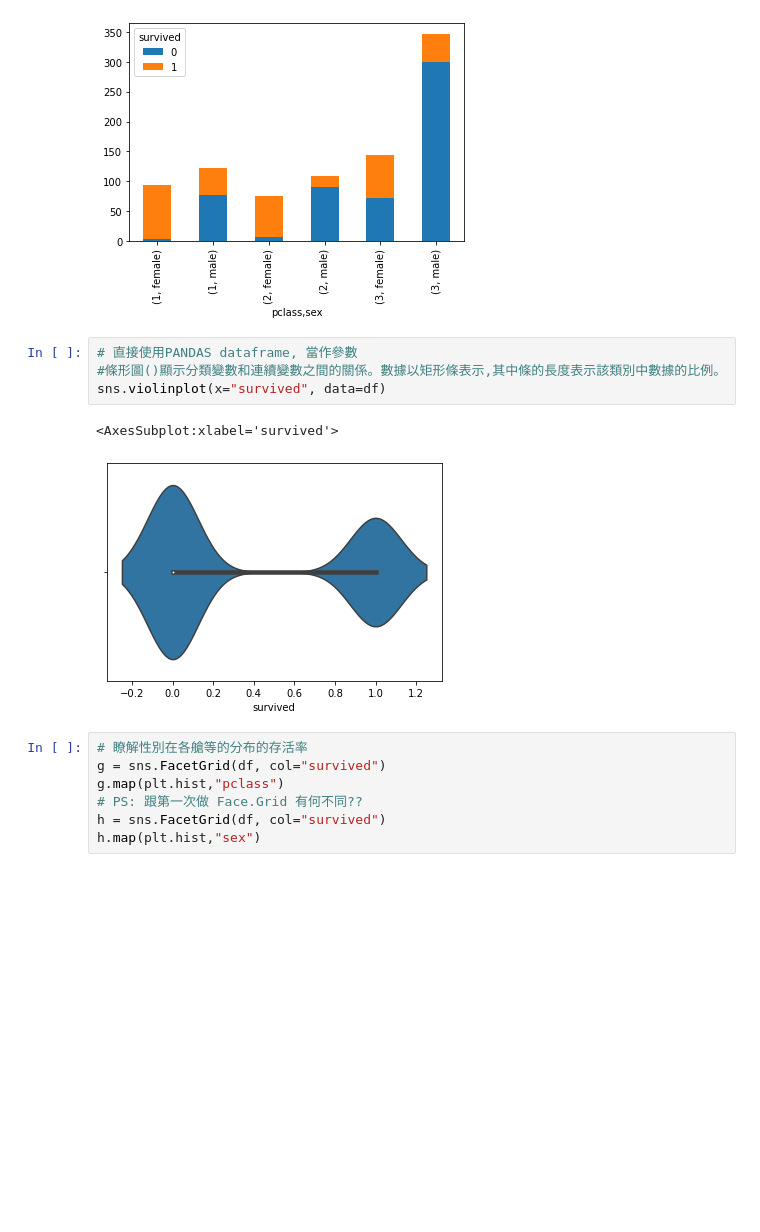
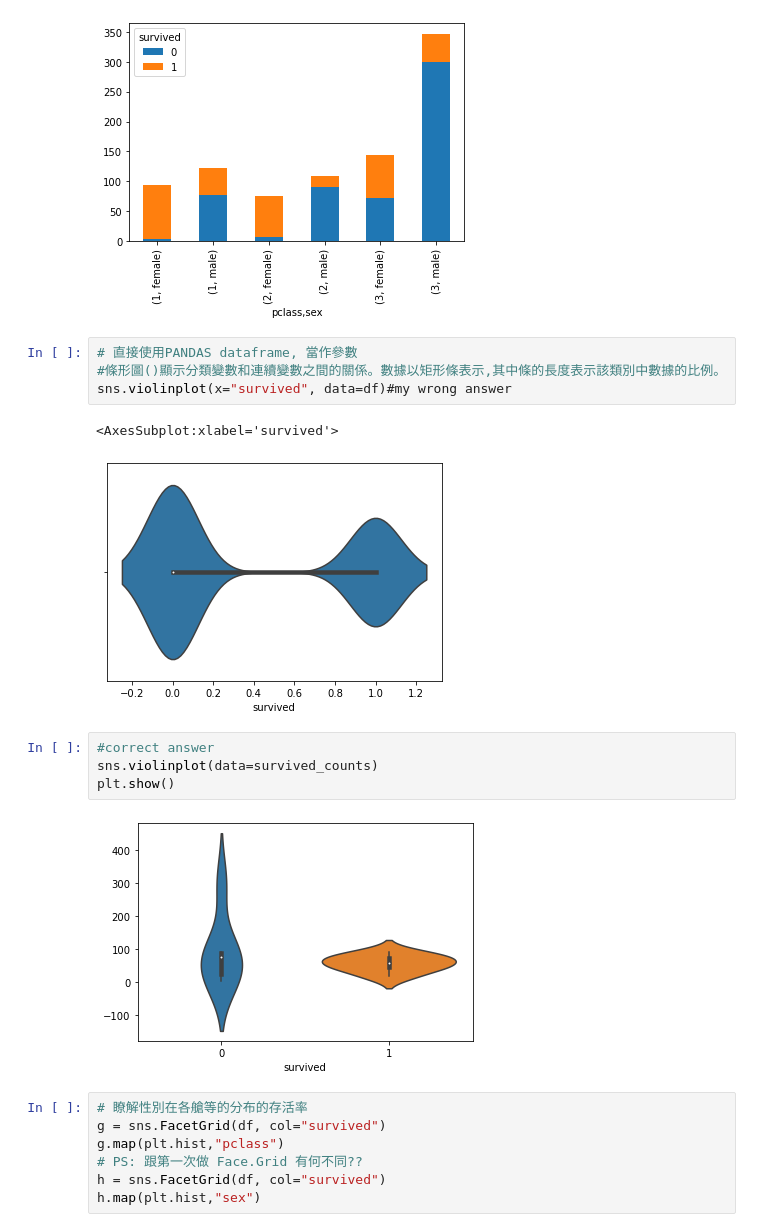
Before and after one commit to ZacharyYangTW/Python60Days, a Jupyter notebook: D21.ipynb, the cells around one changed output. Cells and saved outputs as stored; diff of their text form; blank space fills up the shorter version.

Commit message:
(2021020305) D21 correct

```diff
--- a/D21.ipynb
+++ b/D21.ipynb
@@ -76,10 +76,16 @@ survived_counts.plot.bar(stacked=True)
 # %%
 # 直接使用PANDAS dataframe, 當作參數
 #條形圖()顯示分類變數和連續變數之間的關係。數據以矩形條表示,其中條的長度表示該類別中數據的比例。
-sns.violinplot(x="survived", data=df)
+sns.violinplot(x="survived", data=df)#my wrong answer
 # %% [output]
 <AxesSubplot:xlabel='survived'>
 [figure]
+# %%
+#correct answer
+sns.violinplot(data=survived_counts)
+plt.show()
+# %% [output]
+[figure, added]
 # %%
 # 瞭解性別在各艙等的分布的存活率
 g = sns.FacetGrid(df, col="survived")
```
